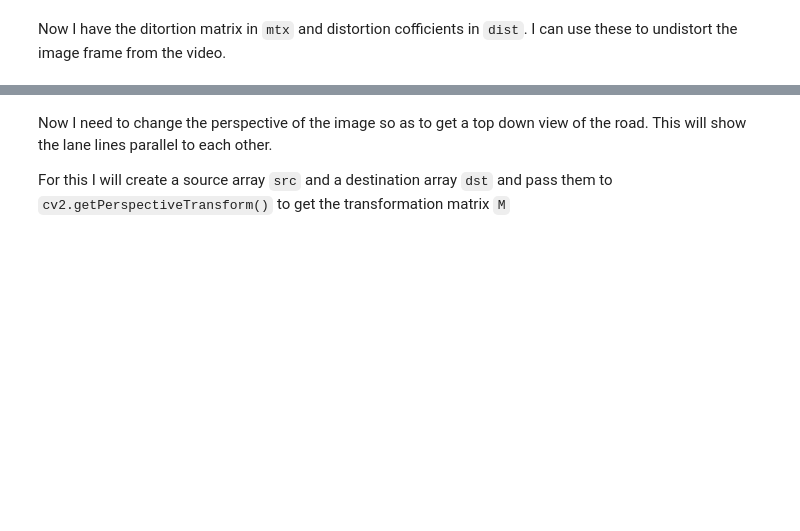
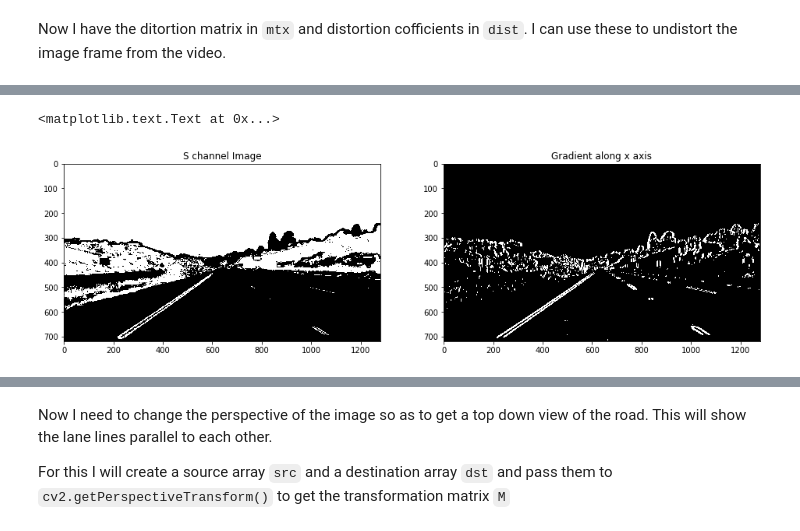
Before and after one commit to nikhil-sinnarkar/CarND-Advanced-Lane-Lines-master, a Jupyter notebook: notebook.ipynb, the cells around one changed output, grey strips where cells are left out. Cells and saved outputs as stored; diff of their text form; code cells hidden in the pictures; blank space fills up the shorter version.

```diff
--- a/notebook.ipynb
+++ b/notebook.ipynb
@@ -69,0 +81,33 @@ mpimg.imsave('straight_lines1_undistorted.jpg',u_img)
+# %%
+def hls_select(img, thresh=(60,250)):
+    hls = cv2.cvtColor(img, cv2.COLOR_RGB2HLS)
+    s_channel = hls[:,:,2]
+    s_binary = np.zeros_like(s_channel)
+    s_binary[(s_channel>thresh[0]) & (s_channel<thresh[1])] = 1
+    return s_binary
+
+def gradient_select(img, thresh=(30,250)):
+    gray = cv2.cvtColor(img, cv2.COLOR_RGB2GRAY)
+    sobelx = cv2.Sobel(gray, cv2.CV_64F, 1, 0, ksize=17)
+    abs_sob = np.absolute(sobelx)
+    scaled_sob = np.uint8(abs_sob/np.max(abs_sob)*255)
+    sxbinary = np.zeros_like(sobelx)
+    sxbinary[(scaled_sob>thresh[0]) & (scaled_sob<thresh[1])] = 1
+    return sxbinary
+
+def add_binary(b1, b2):
+    combined_binary = np.zeros_like(b1)
+    combined_binary[(b1==1) | (b2==1)] = 1
+    return combined_binary
+# %%
+s_binary = hls_select(u_img,(60,250))
+sxbinary = gradient_select(u_img)
+
+f, (ax1, ax2) = plt.subplots(1, 2, figsize=(16,9))
+ax1.imshow(s_binary, cmap='gray')
+ax1.set_title('S channel Image')
+ax2.imshow(sxbinary, cmap='gray')
+ax2.set_title('Gradient along x axis')
+# %% [output]
+<matplotlib.text.Text at 0x...>
+[figure, added]
```
Also changed, not shown: parts of 17 cells of this notebook.
